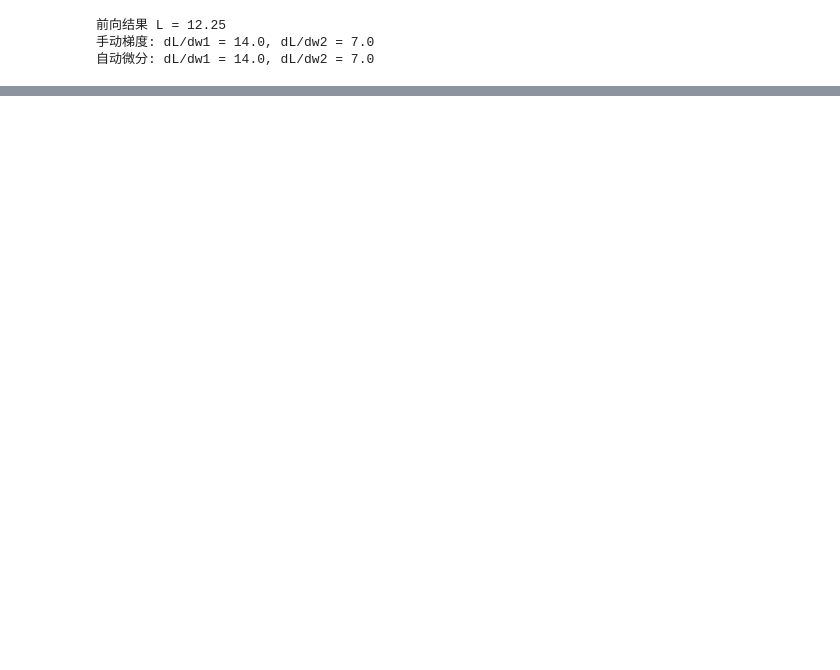
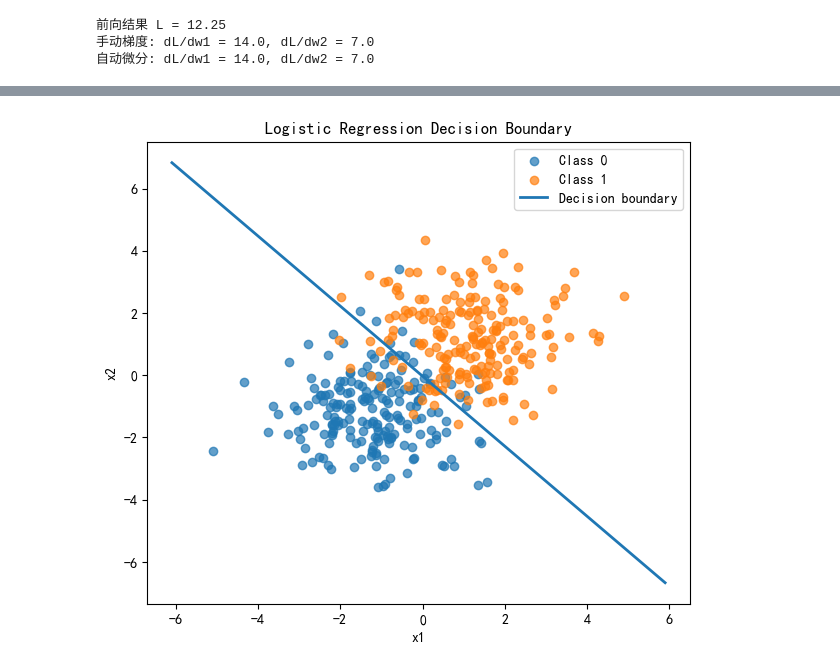
Before and after one commit to LPN392/deeplearning, a Jupyter notebook: HW01-20234080102-李品娜.ipynb, the cells around one changed output, grey strips where cells are left out. Drawn from its saved outputs; the diff is of its cells as text; code cells hidden in the pictures; blank space fills up the shorter version.

```diff
--- a/HW01-20234080102-李品娜.ipynb
+++ b/HW01-20234080102-李品娜.ipynb
@@ -167,58 +306,74 @@ Epoch  50 | Test Acc: 0.9667
 # %%
-# 6.2 逻辑回归（不使用高级API）
+# 6.2 逻辑回归（二分类，从零实现）
 import numpy as np
 import matplotlib.pyplot as plt
-from sklearn.datasets import make_classification
 
-# 设置中文字体（支持Windows/Mac/Linux常见中文字体）
-plt.rcParams['font.sans-serif'] = ['SimHei', 'Microsoft YaHei', 'WenQuanYi Micro Hei', 'DejaVu Sans']
-plt.rcParams['axes.unicode_minus'] = False  # 解决负号显示问题
+np.random.seed(42)
 
-# 训练集：400个样本（每类200个），线性可分
-X_train, y_train = make_classification(n_samples=400, n_features=2, n_redundant=0,
-                                        n_clusters_per_class=1, flip_y=0.05, random_state=42)
-y_train = y_train.reshape(-1, 1)
+# 1. 生成有一定重叠的线性可分数据
+n_per_class = 200
+# 将两簇中心距离减小，增加重叠
+class0 = np.random.randn(n_per_class, 2) * 1.2 + np.array([-1.2, -1.2])
+class1 = np.random.randn(n_per_class, 2) * 1.2 + np.array([1.2, 1.2])
 
-# 测试集：独立新生成100个样本（每类50个），同样线性可分
-X_test, y_test = make_classification(n_samples=100, n_features=2, n_redundant=0,
-                                      n_clusters_per_class=1, flip_y=0.05, random_state=123)
-y_test = y_test.reshape(-1, 1)
+X = np.vstack([class0, class1])
+y = np.hstack([np.zeros(n_per_class), np.ones(n_per_class)])
 
-# Sigmoid 与损失
+# 打乱数据
+perm = np.random.permutation(len(X))
+X = X[perm]
+y = y[perm]
+
+# 2. sigmoid 与二元交叉熵
 def sigmoid(z):
     return 1 / (1 + np.exp(-z))
 
-def bce_loss(y_pred, y_true):
-    eps = 1e-8
-    return -np.mean(y_true * np.log(y_pred + eps) + (1 - y_true) * np.log(1 - y_pred + eps))
+def binary_cross_entropy(y_true, y_pred):
+    eps = 1e-12
+    y_pred = np.clip(y_pred, eps, 1 - eps)
+    return -np.mean(y_true * np.log(y_pred) + (1 - y_true) * np.log(1 - y_pred))
 
-# 梯度下降
-w, b = np.zeros((2, 1)), 0.0
-lr, n_iter = 0.1, 1000
+# 3. 梯度下降学习参数
+w = np.zeros(2)
+b = 0.0
+lr = 0.1
+num_iters = 1000
 
-for _ in range(n_iter):
-    logits = X_train @ w + b
-    y_pred = sigmoid(logits)
-    grad_w = X_train.T @ (y_pred - y_train) / len(X_train)
-    grad_b = np.mean(y_pred - y_train)
-    w -= lr * grad_w
-    b -= lr * grad_b
+for i in range(num_iters):
+    z = X @ w + b
+    y_pred = sigmoid(z)
+    dw = X.T @ (y_pred - y) / len(X)
+    db = np.mean(y_pred - y)
+    w -= lr * dw
+    b -= lr * db
 
-# 测试准确率
-y_test_pred = (sigmoid(X_test @ w + b) >= 0.5).astype(int)
-acc = np.mean(y_test_pred == y_test)
-print(f"测试集准确率: {acc:.4f}")
+# 4. 绘制决策边界
+plt.figure(figsize=(7, 6))
+plt.scatter(class0[:, 0], class0[:, 1], alpha=0.7, label="Class 0")
+plt.scatter(class1[:, 0], class1[:, 1], alpha=0.7, label="Class 1")
 
-# 绘制决策边界（使用全部数据确定坐标范围）
-all_X = np.vstack([X_train, X_test])
-plt.scatter(X_train[:,0], X_train[:,1], c=y_train.ravel(), cmap='bwr', alpha=0.6, label='训练集')
-plt.scatter(X_test[:,0], X_test[:,1], c=y_test.ravel(), cmap='bwr', marker='x', label='测试集')
-x_min, x_max = all_X[:,0].min()-0.5, all_X[:,0].max()+0.5
-y_min, y_max = all_X[:,1].min()-0.5, all_X[:,1].max()+0.5
-xx, yy = np.meshgrid(np.linspace(x_min, x_max, 200), np.linspace(y_min, y_max, 200))
-Z = sigmoid(np.c_[xx.ravel(), yy.ravel()] @ w + b).reshape(xx.shape)
-plt.contour(xx, yy, Z, levels=[0.5], colors='black', linestyles='--')
-plt.title('逻辑回归决策边界')
+x1_vals = np.array([X[:, 0].min() - 1, X[:, 0].max() + 1])
+x2_vals = -(w[0] * x1_vals + b) / w[1]
+plt.plot(x1_vals, x2_vals, linewidth=2, label="Decision boundary")
+
+plt.xlabel("x1")
+plt.ylabel("x2")
+plt.title("Logistic Regression Decision Boundary")
 plt.legend()
 plt.show()
+
+# 5. 在测试集上评估
+test0 = np.random.randn(50, 2) * 1.2 + np.array([-1.2, -1.2])
+test1 = np.random.randn(50, 2) * 1.2 + np.array([1.2, 1.2])
+X_test = np.vstack([test0, test1])
+y_test = np.hstack([np.zeros(50), np.ones(50)])
+
+test_pred = (sigmoid(X_test @ w + b) >= 0.5).astype(int)
+acc = np.mean(test_pred == y_test)
+
+print(f"测试集准确率 = {acc:.3f}")
+print("训练完成后的参数：")
+print(f"w = {w}")
+print(f"b = {b}")
 # %% [output]
+[figure, new version]
```
Also changed, not shown: parts of 12 cells of this notebook.
